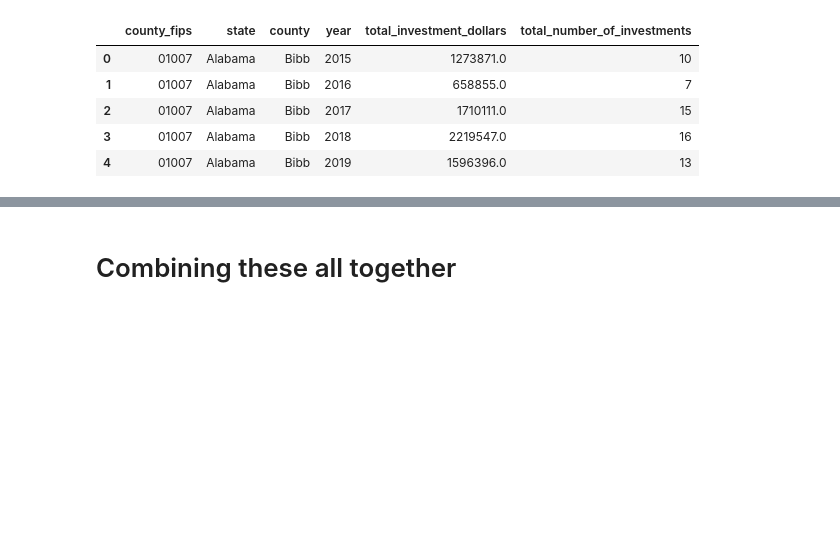
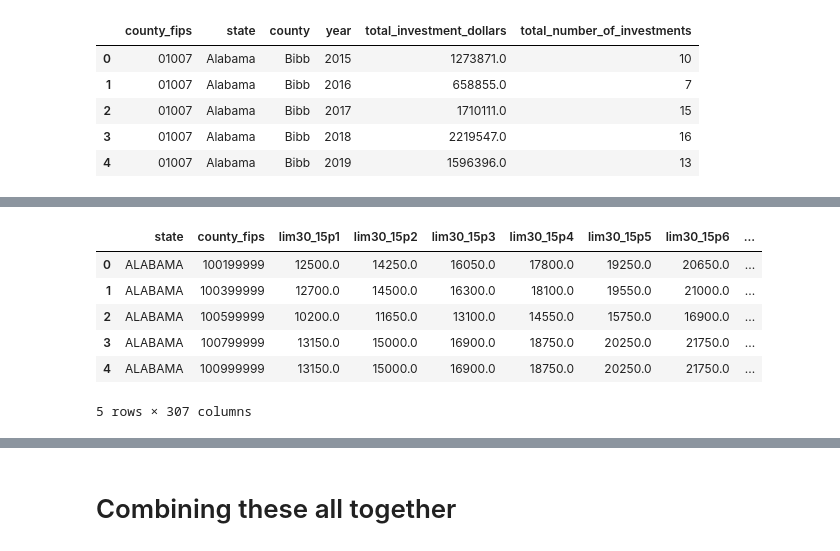
Before and after one commit to fulton-ring/fahe, a Jupyter notebook: main.ipynb, the cells around one changed output, grey strips where cells are left out. Cells and saved outputs as stored; diff of their text form; code cells hidden in the pictures; blank space fills up the shorter version.

```diff
--- a/main.ipynb
+++ b/main.ipynb
@@ -958,0 +1033,25 @@ df_investment.head()
+# %%
+# Make all column names lower case and replace spaces with underscores
+df_income_limits.columns = [col.lower().replace(" ", "_") for col in df_income_limits.columns]
+# %%
+# Remove specified columns if they exist
+cols_to_remove = ["cbsasub", "hud_area_name", "county_town_name", "state", "county", "areaname"]
+df_income_limits = df_income_limits.drop(columns=[col for col in cols_to_remove if col in df_income_limits.columns], errors="ignore")
+# %%
+# Rename columns as specified
+rename_map = {
+    "statename": "state",
+    "fips2010": "county_fips",
+    "county_name": "county"
+}
+df_income_limits = df_income_limits.rename(columns=rename_map)
+# %%
+df_income_limits.head()
+# %% [output]
+|  | state | county_fips | lim30_15p1 | lim30_15p2 | lim30_15p3 | lim30_15p4 | lim30_15p5 | lim30_15p6 | ... |
+| 0 | ALABAMA | 100199999 | 12500.0 | 14250.0 | 16050.0 | 17800.0 | 19250.0 | 20650.0 | ... |
+| 1 | ALABAMA | 100399999 | 12700.0 | 14500.0 | 16300.0 | 18100.0 | 19550.0 | 21000.0 | ... |
+| 2 | ALABAMA | 100599999 | 10200.0 | 11650.0 | 13100.0 | 14550.0 | 15750.0 | 16900.0 | ... |
+| 3 | ALABAMA | 100799999 | 13150.0 | 15000.0 | 16900.0 | 18750.0 | 20250.0 | 21750.0 | ... |
+| 4 | ALABAMA | 100999999 | 13150.0 | 15000.0 | 16900.0 | 18750.0 | 20250.0 | 21750.0 | ... |
+5 rows × 307 columns
```
Also changed, not shown: parts of 60 cells of this notebook.
